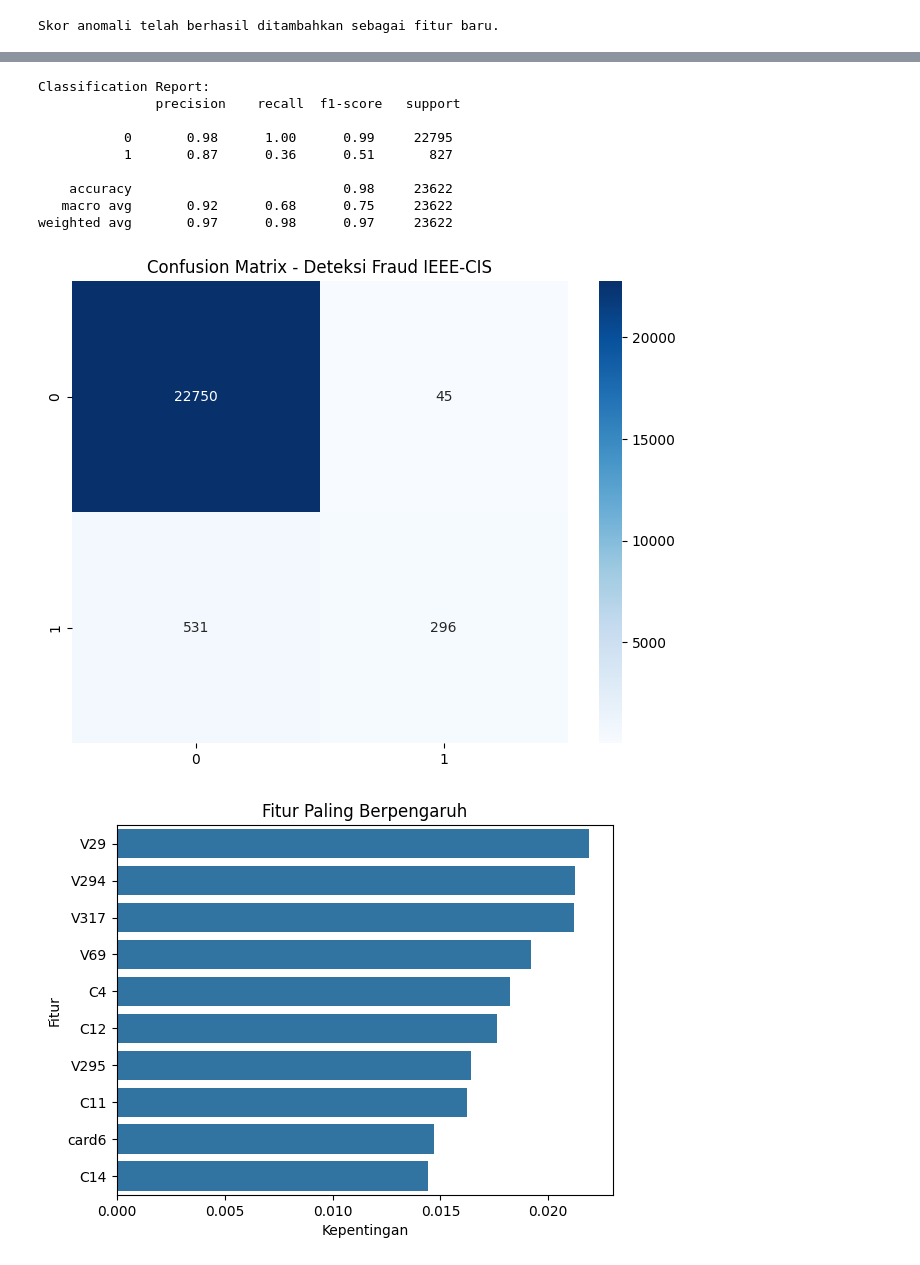
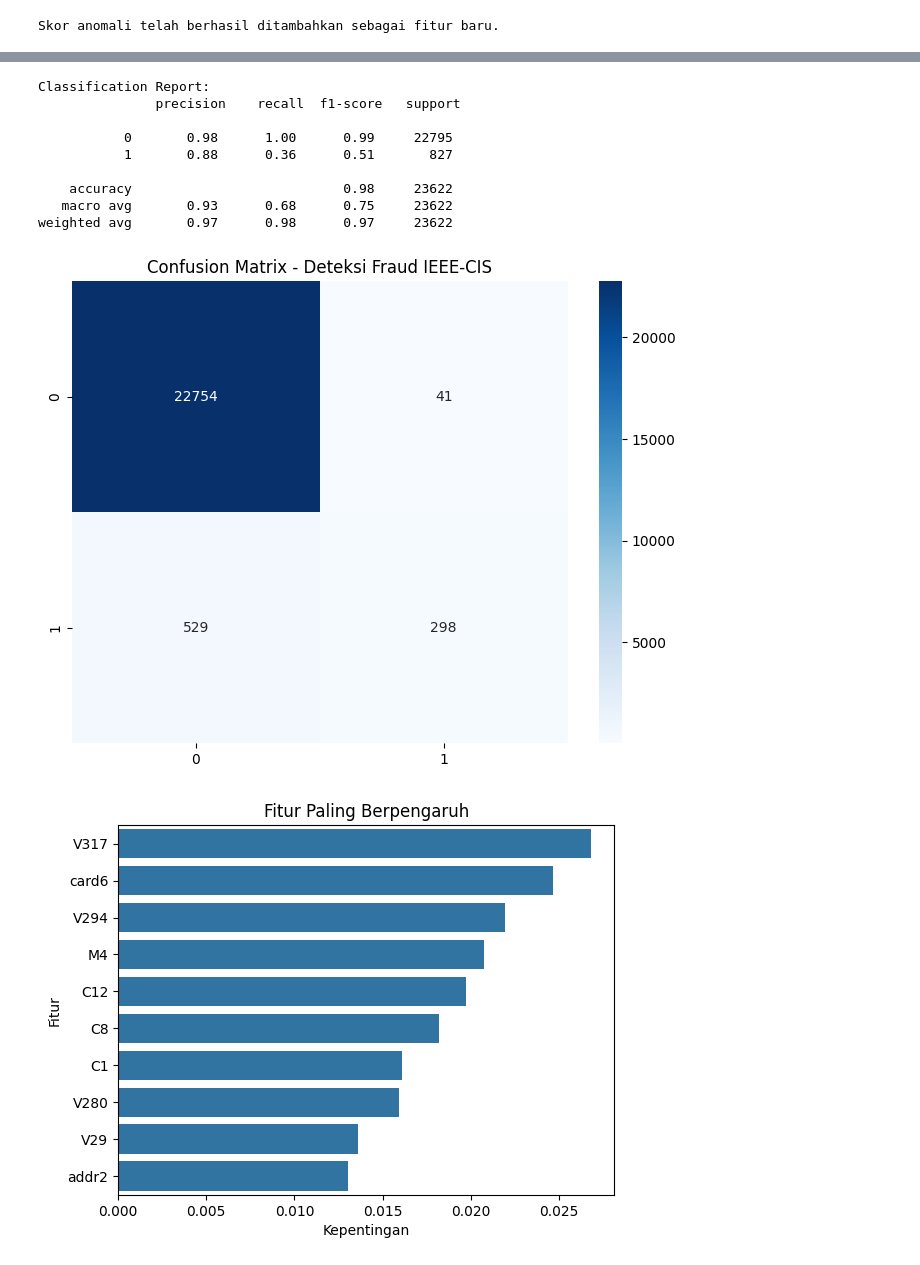
Before and after one commit to MhThorq/FraudDet, a Jupyter notebook: Fraud_Detect.ipynb, the cells around one changed output, grey strips where cells are left out. Drawn from its saved outputs; the diff is of its cells as text; code cells hidden in the pictures.

```diff
--- a/Fraud_Detect.ipynb
+++ b/Fraud_Detect.ipynb
@@ -113,23 +113,3 @@ df_sample['trans_count_per_hour'] = df_sample.groupby(['card1', 'Transaction_hou
 # %%
 # Baris ini sudah benar untuk dataset IEEE-CIS (sel 25)
 df_sample['Amt_to_mean_card1'] = df_sample['TransactionAmt'] / df_sample.groupby(['card1'])['TransactionAmt'].transform('mean')
-# %%
-import numpy as np
-
-# 1. Definisikan ulang X agar fitur baru masuk
-X = df_sample.drop(['isFraud', 'TransactionID'], axis=1)
-y = df_sample['isFraud']
-
-# 2. Ubah infinity (inf/-inf) menjadi NaN agar bisa diisi (imputasi)
-X.replace([np.inf, -np.inf], np.nan, inplace=True)
-
-# 3. Isi semua NaN (termasuk bekas infinity) dengan nilai -999
-X.fillna(-999, inplace=True)
-
-# 4. Lakukan split dan SMOTE seperti biasa
-from sklearn.model_selection import train_test_split
-X_train, X_test, y_train, y_test = train_test_split(X, y, test_size=0.2, random_state=42, stratify=y)
-
-from imblearn.over_sampling import SMOTE
-smote = SMOTE(random_state=42)
-X_train_res, y_train_res = smote.fit_resample(X_train, y_train)
@@ -146,7 +186,9 @@ Proses training Random Forest selesai!
 # %%
 from sklearn.metrics import classification_report, confusion_matrix
 
-y_pred = rf_model.predict(X_test)
+# Ambil model terbaik dari hasil Grid Search
+best_model = grid_search.best_estimator_
+y_pred = best_model.predict(X_test)
 print("\nClassification Report:\n", classification_report(y_test, y_pred))
 
 # Visualisasi Confusion Matrix
@@ -162,21 +204,21 @@ Classification Report:
                precision    recall  f1-score   support
 
            0       0.98      1.00      0.99     22795
-           1       0.87      0.36      0.51       827
+           1       0.88      0.36      0.51       827
 
     accuracy                           0.98     23622
-   macro avg       0.92      0.68      0.75     23622
+   macro avg       0.93      0.68      0.75     23622
 weighted avg       0.97      0.98      0.97     23622
 [figure]
 # %%
-importances = rf_model.feature_importances_
+importances = best_model.named_steps['classifier'].feature_importances_
 feature_names = X.columns
 feature_importance_df = pd.DataFrame({'Fitur': feature_names, 'Kepentingan': importances})
 feature_importance_df = feature_importance_df.sort_values(by='Kepentingan', ascending=False)
 
 # Visualisasi 10 fitur teratas
 sns.barplot(x='Kepentingan', y='Fitur', data=feature_importance_df.head(10))
 plt.title('Fitur Paling Berpengaruh')
 plt.show()
 # %% [output]
-[figure, old version]
+[figure, new version]
```
Also changed, not shown: parts of 3 cells of this notebook.
